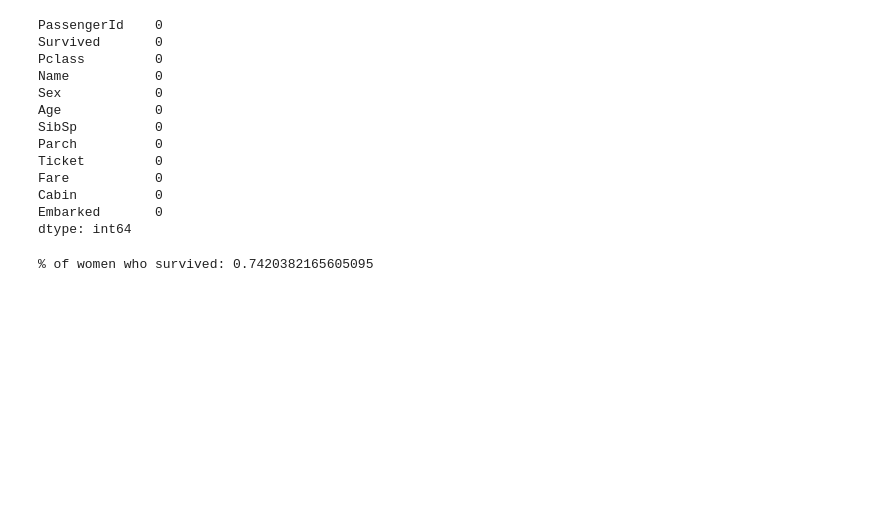
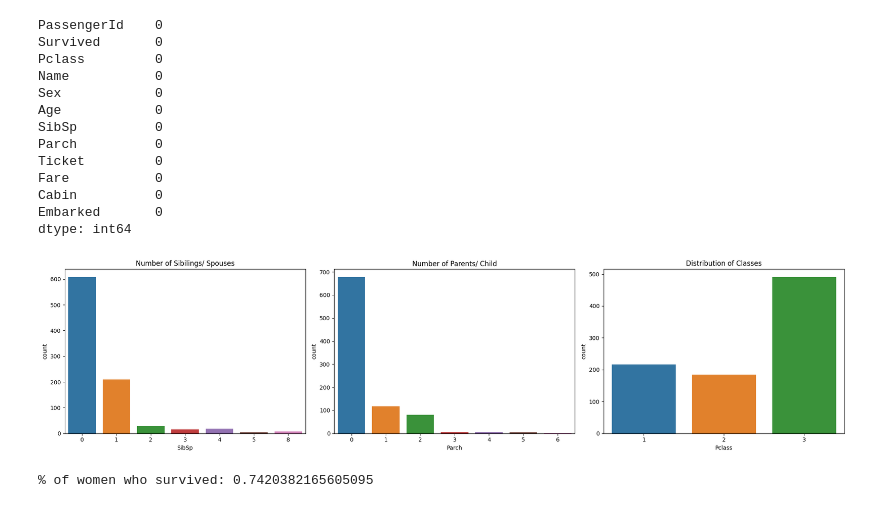
Before and after one commit to Alex-Mak-MCW/Titanic-Survival-Precictions-Project, a Jupyter notebook: PythonTitanicProject.ipynb, the cells around one changed output. Saved outputs shown, nothing was run; the diff lists cells and outputs as text; code cells hidden in the pictures; blank space fills up the shorter version.

Commit message:
Added first part of feature engineering

```diff
--- a/PythonTitanicProject.ipynb
+++ b/PythonTitanicProject.ipynb
@@ -210,6 +210,34 @@ Fare           0
 Cabin          0
 Embarked       0
 dtype: int64
+# %%
+# Feature Engineering:
+# * analyze features and extract impactful info from it
+# * Even create new features from existing one
+
+# 1. Analyze through graphs (Visualization) through sns and plt
+import matplotlib.pyplot as plt
+import seaborn as sns
+
+
+# Create a figure and a set of subplots using plt.subplots
+# plt.subplots(row, column, figsize(x,y))
+fig, axx=plt.subplots(1,3, figsize=(20,5))
+
+# Using sns.histplot (histogram) or countplot (to show different colors)
+# Make a graph SibSp X count with title
+sns.countplot(data=train_data, x="SibSp", ax=axx[0]).set(title="Number of Sibilings/ Spouses")
+
+# Make a graph Parch X count with title
+sns.countplot(data=train_data, x="Parch", ax=axx[1]).set(title="Number of Parents/ Child")
+
+# Make a graph Pclass X count with title
+sns.countplot(data=train_data, x="Pclass", ax=axx[2]).set(title="Distribution of Classes")
+
+# use plt.tight_layout to adjust padding among subplots
+plt.tight_layout()
+# %% [output]
+[figure, added]
 # %%
 # pd.loc to access data in array based on given column(s)
 # Find female survivors in training data
```
Also changed, not shown: 1 other file.
